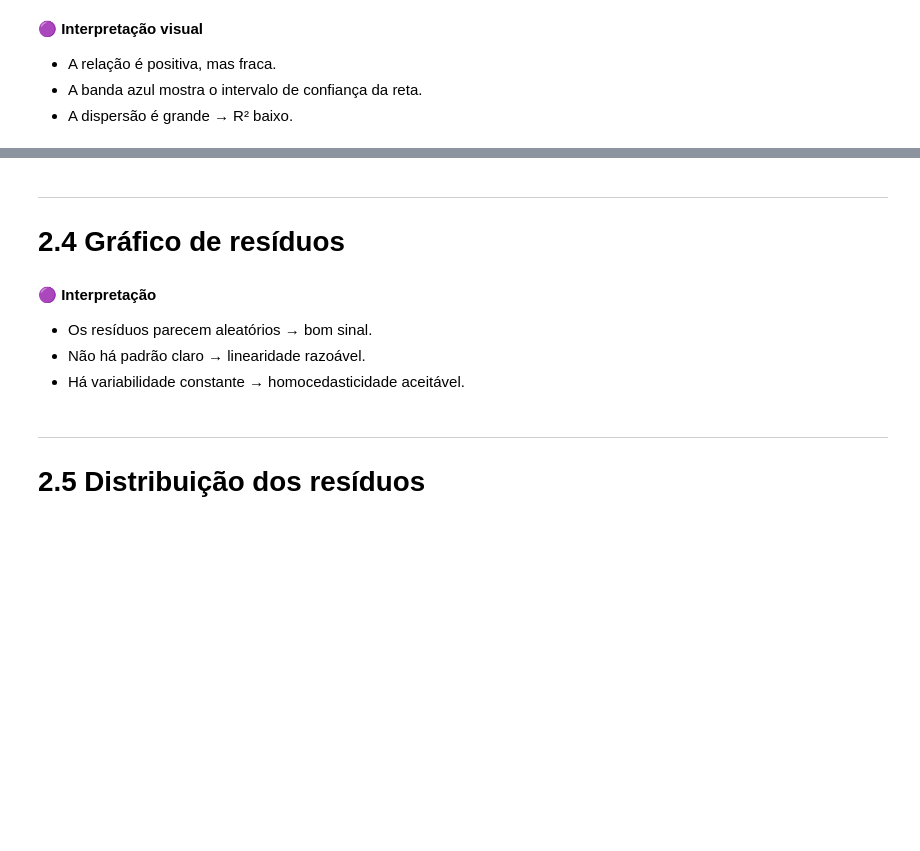
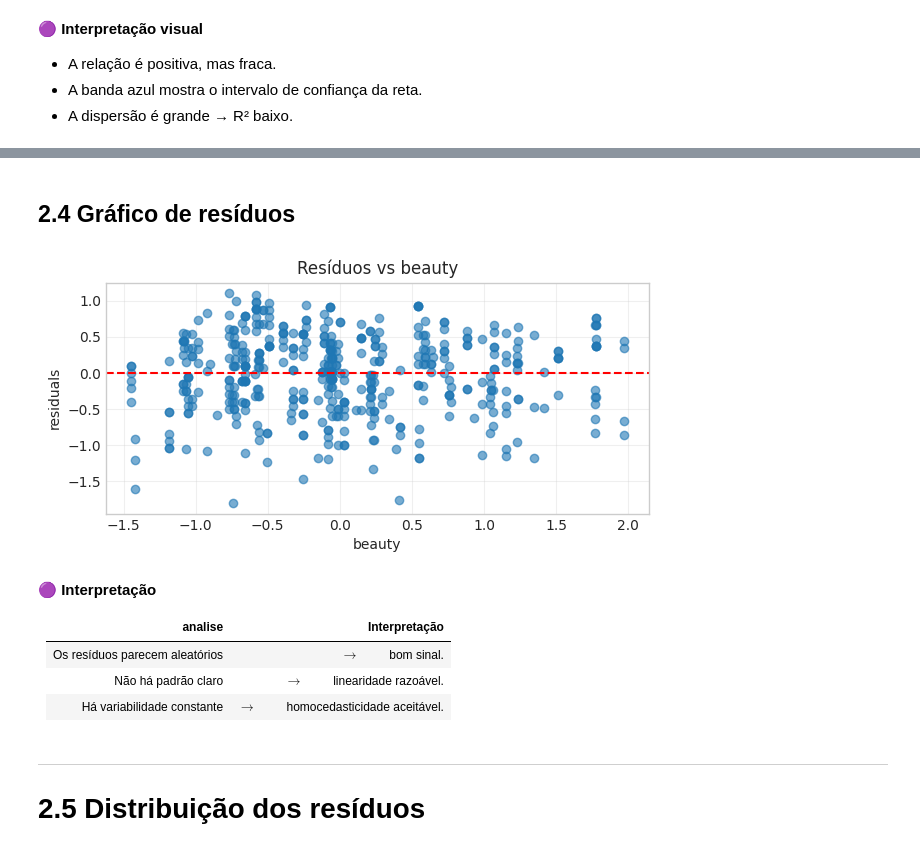
Before and after one commit to IncomeView/IBM_statistics, a Jupyter notebook: notebooks/copilot/6_regressionAnalysis.ipynb, the cells around one changed output, grey strips where cells are left out. Drawn from its saved outputs; the diff is of its cells as text; code cells hidden in the pictures; blank space fills up the shorter version.

```diff
--- a/notebooks/copilot/6_regressionAnalysis.ipynb
+++ b/notebooks/copilot/6_regressionAnalysis.ipynb
@@ -390,21 +495,24 @@ ratings_df[["eval", "y_pred", "residuals"]].head()
 # %% [markdown]
----
-# 2.4 Gráfico de resíduos
+## 2.4 Gráfico de resíduos
 # %%
-plt.figure(figsize=(7, 4))
+plt.figure(figsize=(7, 3))
 plt.scatter(ratings_df["beauty"], ratings_df["residuals"], alpha=0.6)
 plt.axhline(0, color="red", linestyle="--")
 plt.xlabel("beauty")
 plt.ylabel("residuals")
 plt.title("Resíduos vs beauty")
 plt.grid(alpha=0.3)
 plt.show()
+# %% [output]
+[figure, added]
 # %% [markdown]
 🟣 **Interpretação**
 
-- Os resíduos parecem aleatórios → bom sinal.
-- Não há padrão claro → linearidade razoável.
-- Há variabilidade constante → homocedasticidade aceitável.
+| analise | Interpretação |
+|-|-|
+| Os resíduos parecem aleatórios | $\to \qquad$ bom sinal. |
+| Não há padrão claro | $\to \qquad$ linearidade razoável. |
+| Há variabilidade constante | $\to \qquad$ homocedasticidade aceitável. |
 # %% [markdown]
 ---
 # 2.5 Distribuição dos resíduos
```
Also changed, not shown: parts of 65 cells of this notebook.
